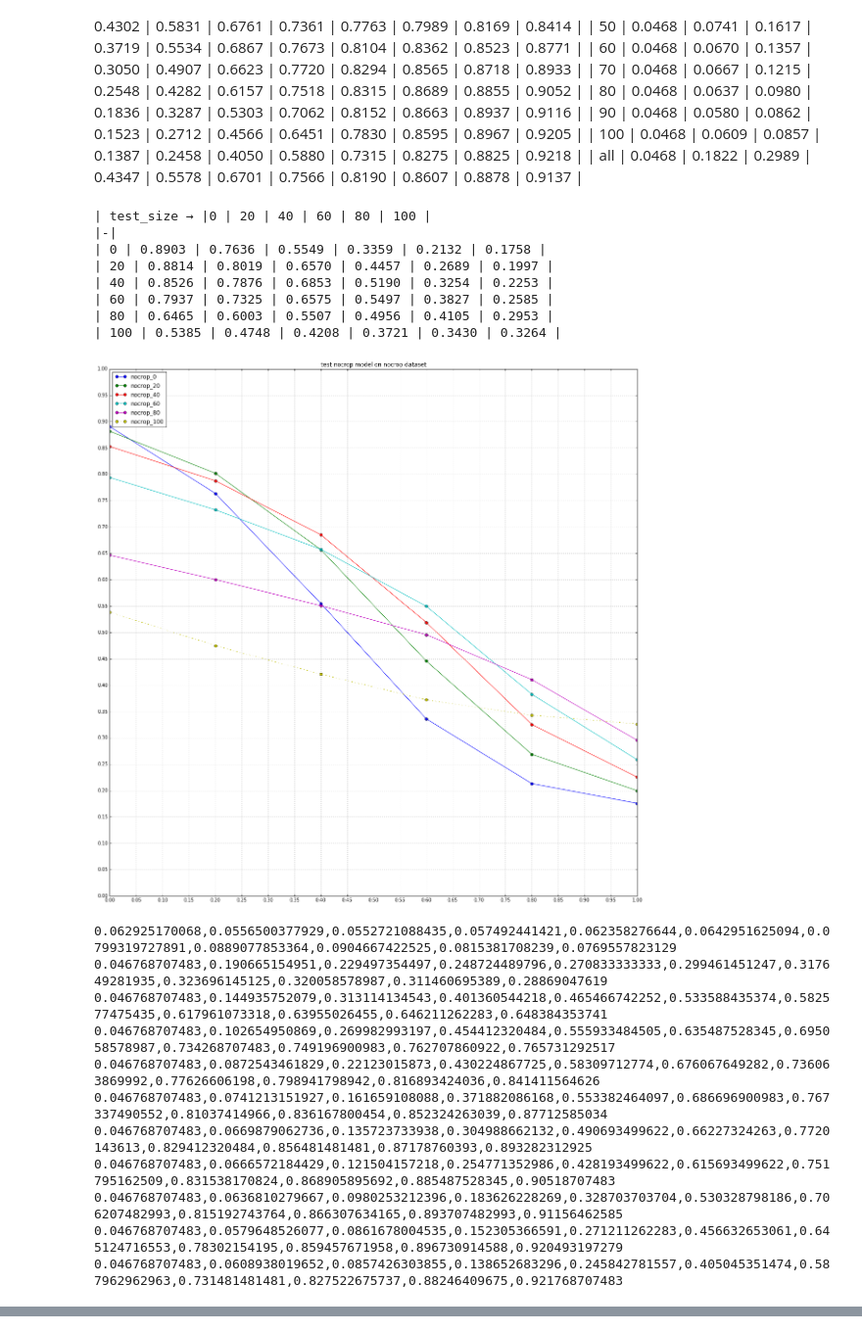
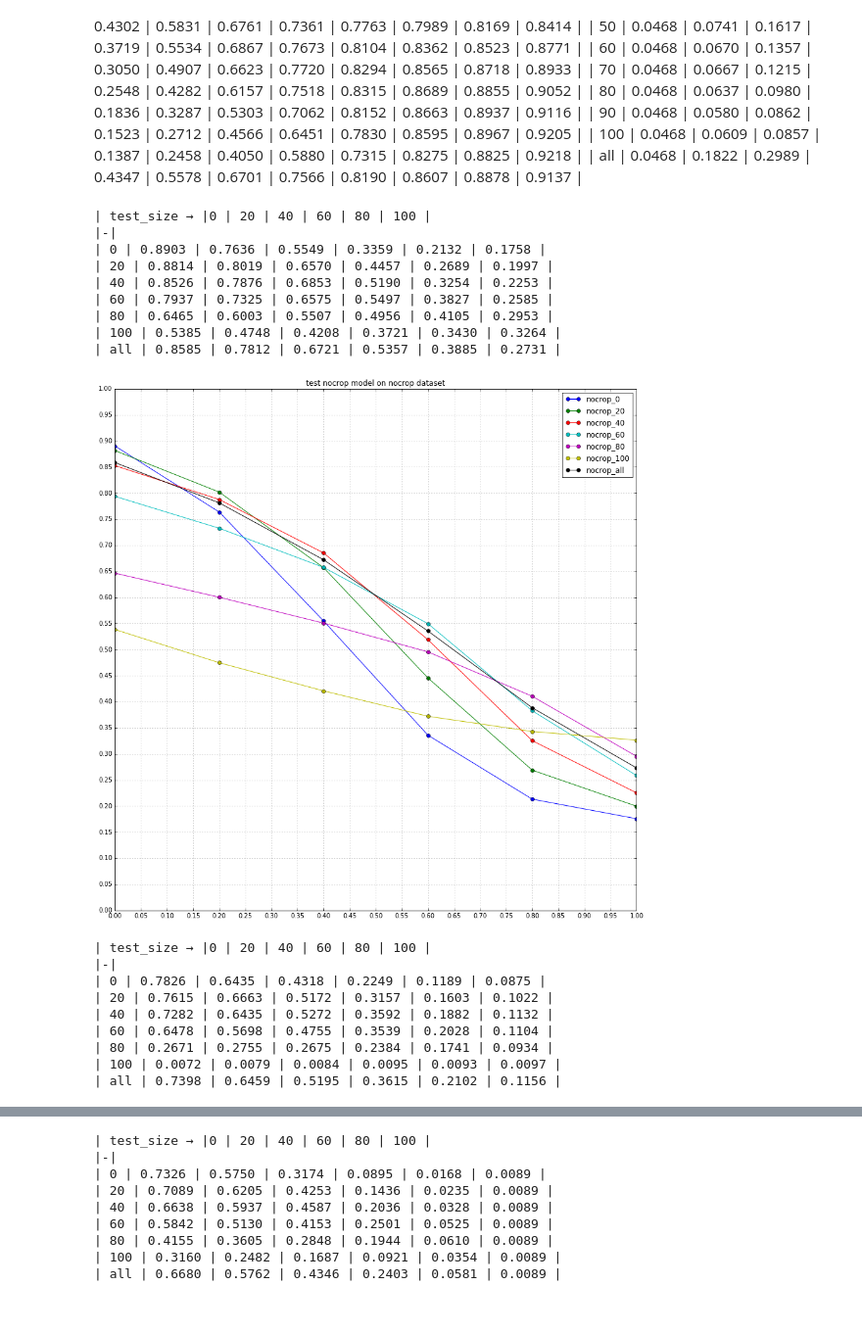
Before and after one commit to Definiter/occlusion-project, a Jupyter notebook: src/visualize_accuracy.ipynb, the cells around one changed output, grey strips where cells are left out. Shown at 98% size. Drawn from its saved outputs; the diff is of its cells as text; code cells hidden in the pictures.

```diff
--- a/src/visualize_accuracy.ipynb
+++ b/src/visualize_accuracy.ipynb
@@ -87,7 +87,7 @@ import math
 from mpl_toolkits.mplot3d import Axes3D
 %matplotlib inline
 
-plt.rcParams['figure.figsize'] = (20, 20)
+plt.rcParams['figure.figsize'] = (15, 15)
 
 '''
 model_type_strs = ['crop', 'nocrop']
@@ -110,9 +110,9 @@ test_type_strs = ['crop_obj', 'nocrop_obj']
 test_size = [0.0, 0.2, 0.4, 0.6, 0.8, 1.0]
 '''
 
-model_type_strs = ['nocrop']
-model_names = ['0', '20', '40', '60', '80', '100']
-test_type_strs = ['nocrop']
+model_type_strs = ['nocrop', 'crop']
+model_names = ['0', '20', '40', '60', '80', '100', 'all']
+test_type_strs = ['nocrop', 'crop']
 test_size = [0.0, 0.2, 0.4, 0.6, 0.8, 1.0]
 
 sq = [math.sqrt(i) for i in test_size]
@@ -176,7 +176,7 @@ for test_type_str in test_type_strs:
         if len(model_type_strs) == 2:
             plt.legend([model_type_str + '_' + model_name for model_name in model_names], loc='upper right')
         else:
-            plt.legend([model_type_str + '_' + model_name for model_name in model_names], loc='upper left')
+            plt.legend([model_type_str + '_' + model_name for model_name in model_names], loc='upper right')
         plt.show()
         fig.savefig('{}test/test_curve_{}_{}.png'.format(result_root, model_type_str, test_type_str))
 
@@ -204,44 +204,43 @@ if len(model_type_strs) == 2:
                 else:
                     plt.plot(test_size, accuracy, marker = 'o', linestyle = '--')
         plt.legend([model_type_strs[0] + '_' + model_name for model_name in model_names] + \
-                   [model_type_strs[1] + '_' + model_name for model_name in model_names], loc='lower left')
+                   [model_type_strs[1] + '_' + model_name for model_name in model_names], loc='upper right')
         plt.show()
         fig.savefig('{}test/test_curve_{}.png'.format(result_root, test_type_str))
 
 if len(model_type_strs) == 1:
     # Plot 3D surface of accuracy = f(model_size, test_size)
     test_size = [0.0, 0.1, 0.2, 0.3, 0.4, 0.5, 0.6, 0.7, 0.8, 0.9, 1.0] # Y
     model_size = test_size # X
     accuracies = [[0 for i in range(11)] for j in range(11)]
     for i, size in enumerate(model_size):
         with open('{}test/accuracy_aperture_aperture_{}.pickle'.format(result_root, int(size * 100))) as f:
             accuracy = cPickle.load(f)
         accuracies[i] = accuracy
     for i in accuracies:
         for en, j in enumerate(i):
             sys.stdout.write(str(j))
             if en == len(i) - 1:
                 sys.stdout.write('\n')
             else:
                 sys.stdout.write(',')
 # %% [output]
 | test_size → |0 | 20 | 40 | 60 | 80 | 100 |
 |-|
 | 0 | 0.8903 | 0.7636 | 0.5549 | 0.3359 | 0.2132 | 0.1758 |
 | 20 | 0.8814 | 0.8019 | 0.6570 | 0.4457 | 0.2689 | 0.1997 |
 | 40 | 0.8526 | 0.7876 | 0.6853 | 0.5190 | 0.3254 | 0.2253 |
 | 60 | 0.7937 | 0.7325 | 0.6575 | 0.5497 | 0.3827 | 0.2585 |
 | 80 | 0.6465 | 0.6003 | 0.5507 | 0.4956 | 0.4105 | 0.2953 |
 | 100 | 0.5385 | 0.4748 | 0.4208 | 0.3721 | 0.3430 | 0.3264 |
+| all | 0.8585 | 0.7812 | 0.6721 | 0.5357 | 0.3885 | 0.2731 |
-[figure, old version]
+[figure, new version]
-0.062925170068,0.0556500377929,0.0552721088435,0.057492441421,0.062358276644,0.0642951625094,0.0799319727891,0.0889077853364,0.0904667422525,0.0815381708239,0.0769557823129
-0.046768707483,0.190665154951,0.229497354497,0.248724489796,0.270833333333,0.299461451247,0.317649281935,0.323696145125,0.320058578987,0.311460695389,0.28869047619
-0.046768707483,0.144935752079,0.313114134543,0.401360544218,0.465466742252,0.533588435374,0.582577475435,0.617961073318,0.63955026455,0.646211262283,0.648384353741
-0.046768707483,0.102654950869,0.269982993197,0.454412320484,0.555933484505,0.635487528345,0.695058578987,0.734268707483,0.749196900983,0.762707860922,0.765731292517
-0.046768707483,0.0872543461829,0.22123015873,0.430224867725,0.58309712774,0.676067649282,0.736063869992,0.77626606198,0.798941798942,0.816893424036,0.841411564626
-0.046768707483,0.0741213151927,0.161659108088,0.371882086168,0.553382464097,0.686696900983,0.767337490552,0.81037414966,0.836167800454,0.852324263039,0.87712585034
-0.046768707483,0.0669879062736,0.135723733938,0.304988662132,0.490693499622,0.66227324263,0.7720143613,0.829412320484,0.856481481481,0.87178760393,0.893282312925
-0.046768707483,0.0666572184429,0.121504157218,0.254771352986,0.428193499622,0.615693499622,0.751795162509,0.831538170824,0.868905895692,0.885487528345,0.90518707483
-0.046768707483,0.0636810279667,0.0980253212396,0.183626228269,0.328703703704,0.530328798186,0.706207482993,0.815192743764,0.866307634165,0.893707482993,0.91156462585
-0.046768707483,0.0579648526077,0.0861678004535,0.152305366591,0.271211262283,0.456632653061,0.645124716553,0.78302154195,0.859457671958,0.896730914588,0.920493197279
-0.046768707483,0.0608938019652,0.0857426303855,0.138652683296,0.245842781557,0.405045351474,0.587962962963,0.731481481481,0.827522675737,0.88246409675,0.921768707483
+| test_size → |0 | 20 | 40 | 60 | 80 | 100 |
+|-|
+| 0 | 0.7826 | 0.6435 | 0.4318 | 0.2249 | 0.1189 | 0.0875 |
+| 20 | 0.7615 | 0.6663 | 0.5172 | 0.3157 | 0.1603 | 0.1022 |
+| 40 | 0.7282 | 0.6435 | 0.5272 | 0.3592 | 0.1882 | 0.1132 |
+| 60 | 0.6478 | 0.5698 | 0.4755 | 0.3539 | 0.2028 | 0.1104 |
+| 80 | 0.2671 | 0.2755 | 0.2675 | 0.2384 | 0.1741 | 0.0934 |
+| 100 | 0.0072 | 0.0079 | 0.0084 | 0.0095 | 0.0093 | 0.0097 |
+| all | 0.7398 | 0.6459 | 0.5195 | 0.3615 | 0.2102 | 0.1156 |
@@ -247,0 +248,9 @@ if len(model_type_strs) == 1:
+| test_size → |0 | 20 | 40 | 60 | 80 | 100 |
+|-|
+| 0 | 0.7326 | 0.5750 | 0.3174 | 0.0895 | 0.0168 | 0.0089 |
+| 20 | 0.7089 | 0.6205 | 0.4253 | 0.1436 | 0.0235 | 0.0089 |
+| 40 | 0.6638 | 0.5937 | 0.4587 | 0.2036 | 0.0328 | 0.0089 |
+| 60 | 0.5842 | 0.5130 | 0.4153 | 0.2501 | 0.0525 | 0.0089 |
+| 80 | 0.4155 | 0.3605 | 0.2848 | 0.1944 | 0.0610 | 0.0089 |
+| 100 | 0.3160 | 0.2482 | 0.1687 | 0.0921 | 0.0354 | 0.0089 |
+| all | 0.6680 | 0.5762 | 0.4346 | 0.2403 | 0.0581 | 0.0089 |
```
Also changed, not shown: parts of 1 cell of this notebook, 12 other files.
